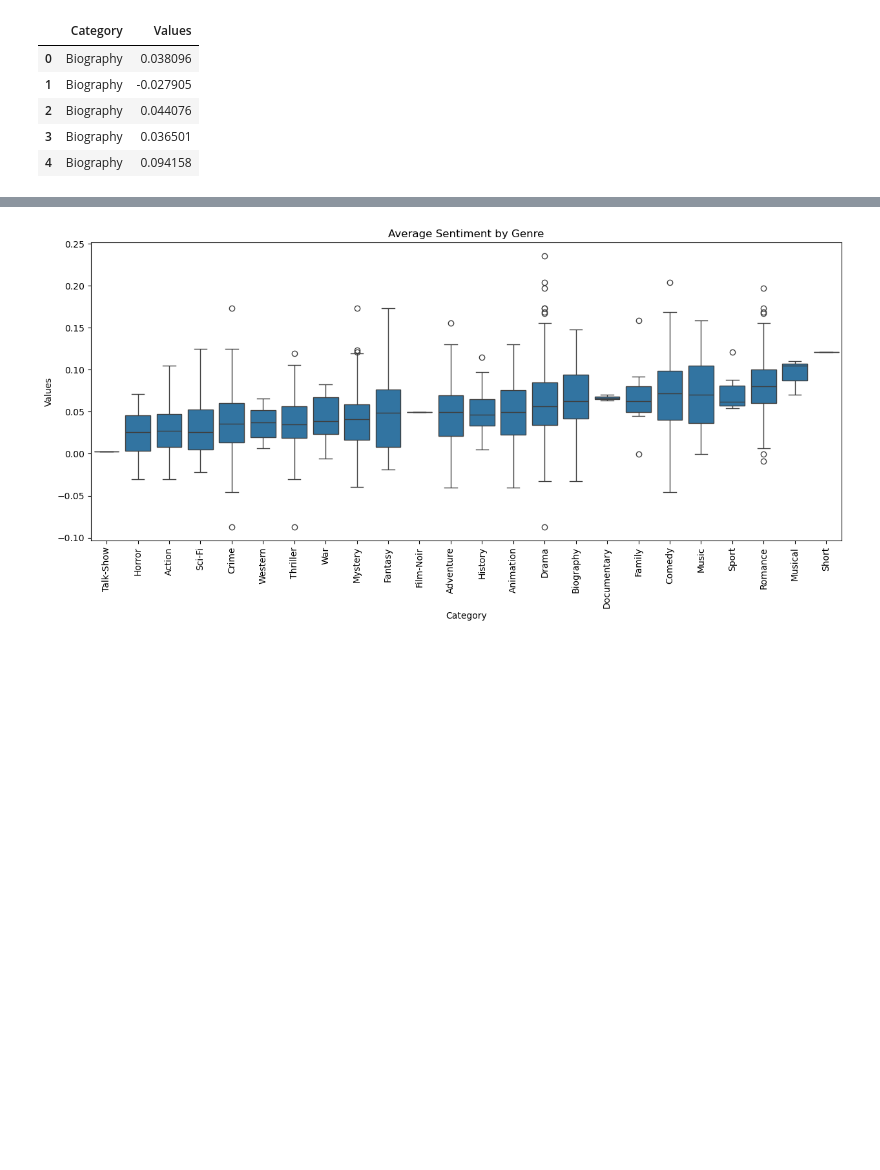
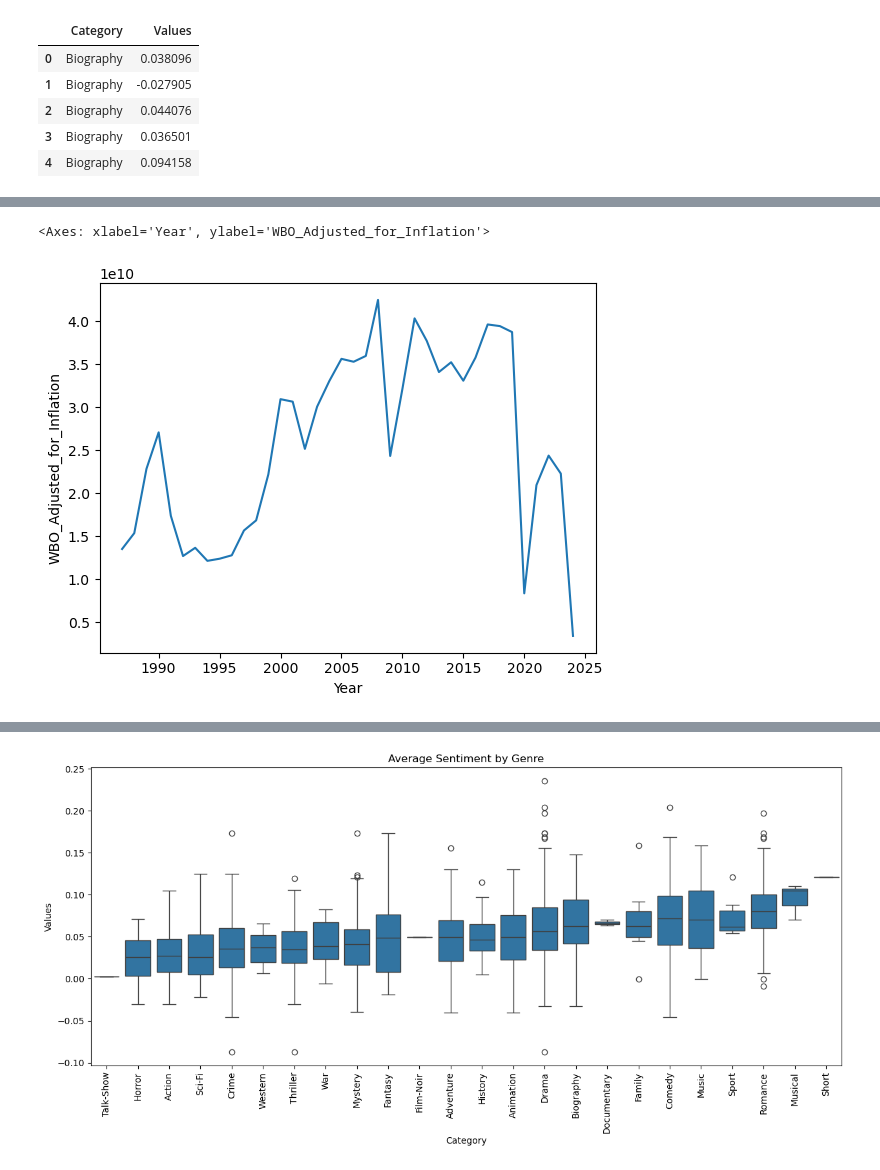
Before and after one commit to wmcgloin/movie_project, a Jupyter notebook: docs/sample_viz.ipynb, the cells around one changed output, grey strips where cells are left out. Drawn from its saved outputs; the diff is of its cells as text; code cells hidden in the pictures; blank space fills up the shorter version.

```diff
--- a/docs/sample_viz.ipynb
+++ b/docs/sample_viz.ipynb
@@ -80,3 +474,13 @@ movie_level_data.head()
+# %%
+import numpy as np
+
+average_revenue = box_office.groupby('Year')['WBO_Adjusted_for_Inflation'].sum().reset_index()
+average_revenue = average_revenue[10:]
+
+sns.lineplot(x = 'Year',y = 'WBO_Adjusted_for_Inflation',data = average_revenue)
+# %% [output]
+<Axes: xlabel='Year', ylabel='WBO_Adjusted_for_Inflation'>
+[figure, added]
 # %%
 inter = np.intersect1d(movie_level_data['primaryTitle'] + movie_level_data['startYear'].astype('string'),box_office['Title']+box_office['Year'].astype('string'))
 
```
Also changed, not shown: parts of 44 cells of this notebook, 3 other files.
